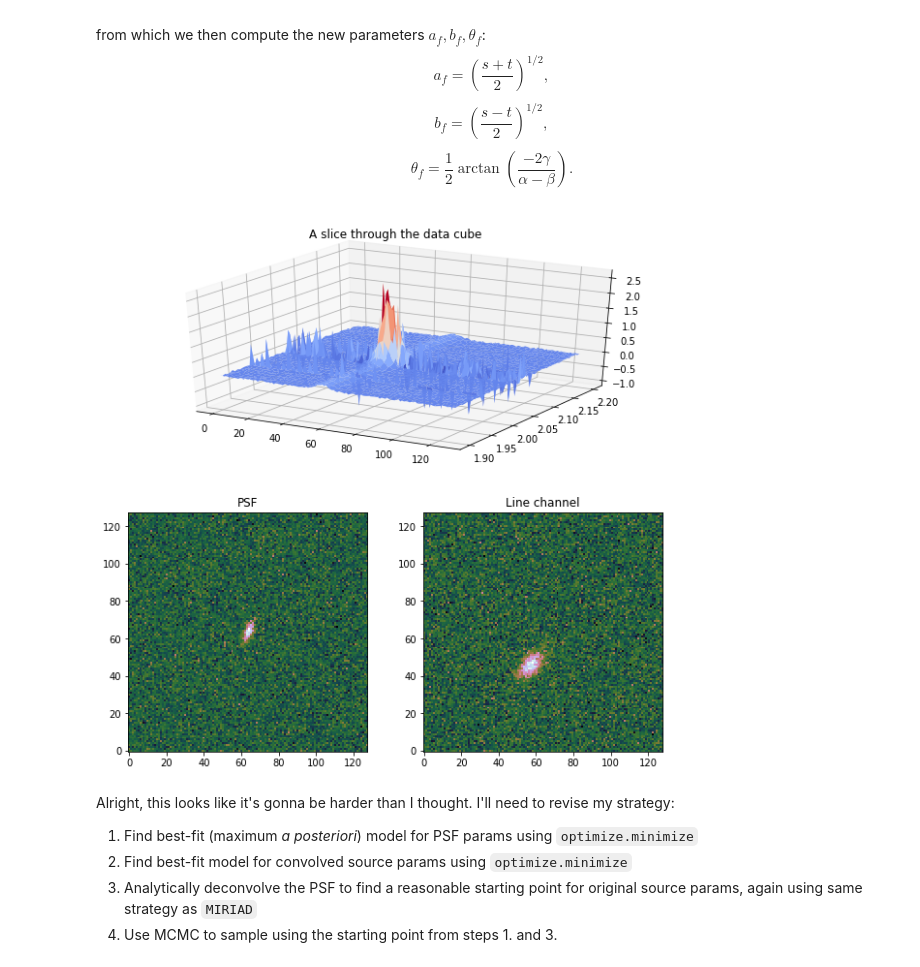
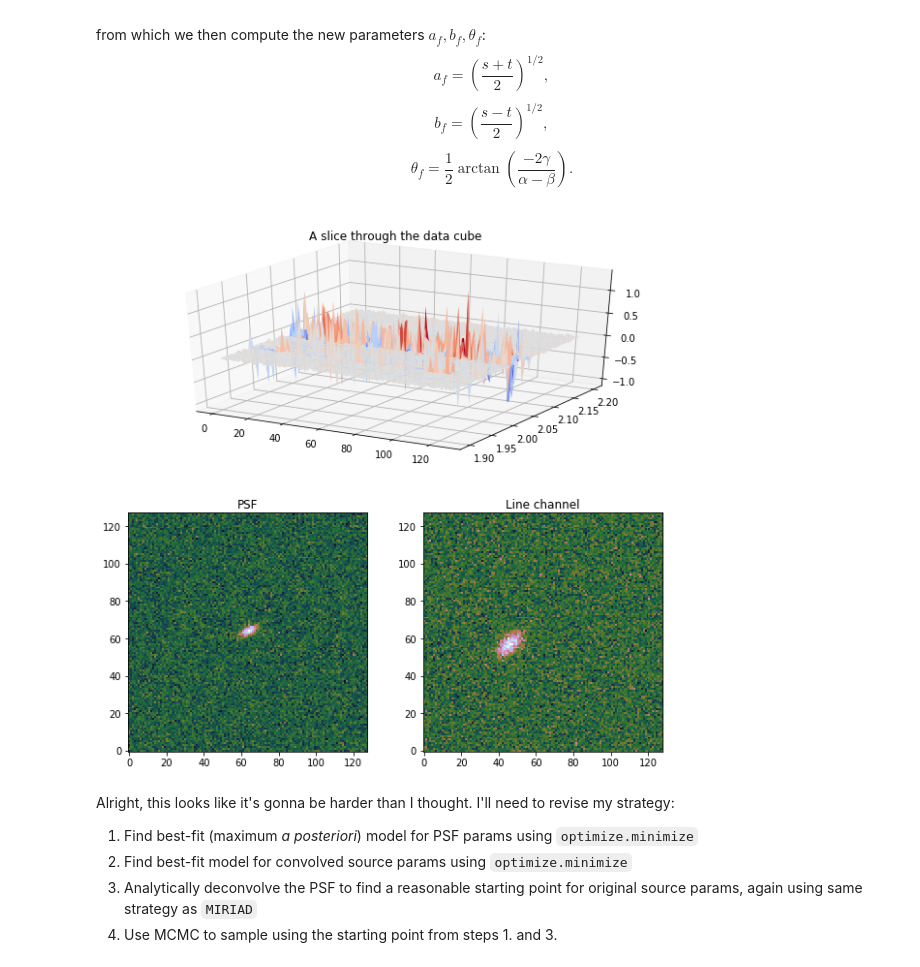
Before and after one commit to jwuphysics/fitting-a-model-to-data, a Jupyter notebook: notebook/Fitting a model to a data cube.ipynb, the cells around one changed output. Cells and saved outputs as stored; diff of their text form; code cells hidden in the pictures.

Commit message:
clarify ij-indexing for np.meshgrid

```diff
--- a/notebook/Fitting a model to a data cube.ipynb
+++ b/notebook/Fitting a model to a data cube.ipynb
@@ -42,7 +42,7 @@ N_k, N_i, N_j,  = (60, 128, 128)
 # true parameters
 true_params = [0.15, 45.67, 56.78, 5.5, 3.3, 40.]
 
-ii, jj = np.meshgrid(xrange(N_i), xrange(N_j))
+ii, jj = np.meshgrid(xrange(N_i), xrange(N_j), indexing='ij')
 data = np.array([gaussian_2d((ii, jj), *true_params) for k in xrange(N_k)])
 
 # sprinkle on some gaussian-distributed noise
@@ -52,4 +52,4 @@ fig = plt.figure(figsize=(10, 6))
 ax = fig.add_subplot(111, projection='3d')
 
 # plot along i=45
-ax.plot_surface(*np.meshgrid(xrange(N_j), xrange(N_k)), Z=data[:, 45, :], cmap='coolwarm');
+ax.plot_surface(*np.meshgrid(xrange(N_j), xrange(N_k), indexing='xy'), Z=data[:, 45, :], cmap='coolwarm');
@@ -186,7 +190,7 @@ true_params = [50., 1.5, 45.67, 56.78, 5.5, 3.3, 40.]
 # generate a wavelength range over N_k [um], otherwise power-law slope will be too steep
 wavelengths = np.linspace(1.9, 2.2, N_k)
 
-ii, jj = np.meshgrid(xrange(N_i), xrange(N_j))
+ii, jj = np.meshgrid(xrange(N_i), xrange(N_j), indexing='ij')
 data = np.array([power_law_continuum((ii, jj, wavelength), *true_params) for wavelength in wavelengths])
 
 # sprinkle on some gaussian-distributed noise
@@ -330,7 +334,7 @@ true_params = [50., 1.5, 0.06, 2.05, 0.03,
                45.67, 56.78, 5.5, 3.3, 40.]
 
 
-ii, jj = np.meshgrid(xrange(N_i), xrange(N_j))
+ii, jj = np.meshgrid(xrange(N_i), xrange(N_j), indexing='ij')
 data = np.array([brightness((ii, jj, wavelength), *true_params) for wavelength in wavelengths])
 
 # add some noise through cube
@@ -544,38 +550,38 @@ true_params = [50., 1.5, 0.06, 2.05, 0.03,
                45.67, 56.78, 5.5, 3.3, 50.,
                3.5, 1.5, 25.]
 
-ii, jj = np.meshgrid(xrange(N_i), xrange(N_j))
+ii, jj = np.meshgrid(xrange(N_i), xrange(N_j), indexing='ij')
 data = np.array([convolved_brightness((ii, jj, wavelength), *true_params) for wavelength in wavelengths])
 psf_image = gaussian_2d((ii, jj),
                         1/np.sqrt(2*np.pi*true_params[-3]*true_params[-2]), N_i/2., N_j/2., *true_params[-3:])
 
 # add some noise through cube
 data += np.random.normal(0, 0.02, (N_k, N_i, N_j))
 for k in [13, 28, 30, 31, 32, 35]:
     data[k] += np.random.normal(0, 0.40, (N_i, N_j))
 
 # let's add some noise to the PSF too, why not
 psf_image += np.random.normal(0, 0.02, (N_i, N_j))
 
 fig = plt.figure(figsize=(10, 10))
 
 ax = plt.subplot2grid((2, 2), (0, 0), colspan=2, projection='3d')
 ax2 = plt.subplot2grid((2, 2), (1, 0))
 ax3 = plt.subplot2grid((2, 2), (1, 1))
 
 # plot along i=45
 ax.set_title('A slice through the data cube')
 ax.plot_surface(*np.meshgrid(xrange(N_j), wavelengths), Z=data[:, 45, :], cmap='coolwarm');
 
 # plot PSF
 ax2.set_title('PSF')
 ax2.imshow(psf_image, origin='lower', cmap='cubehelix');
 
 # plot line channel
 ax3.set_title('Line channel')
 ax3.imshow(data[43], origin='lower', cmap='cubehelix');
 # %% [output]
-[figure, old version]
+[figure, new version]
 # %%
 def reject_outliers(x, num_std=3., c=0.67448975019608171):
     return x[np.abs(x) < num_std / c * np.nanmedian(np.abs(x - np.nanmedian(x)))]
```
Also changed, not shown: parts of 3 cells of this notebook.
